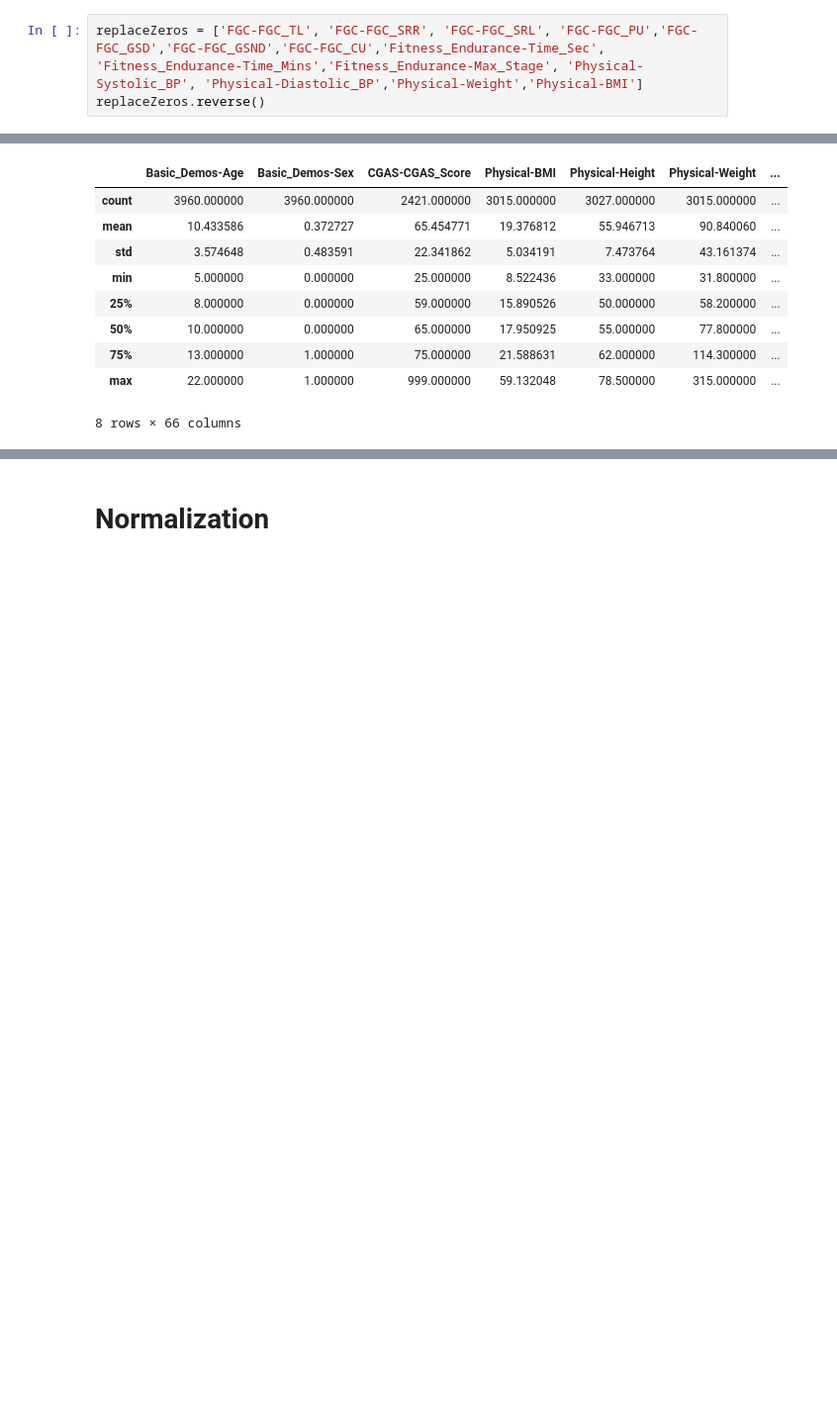
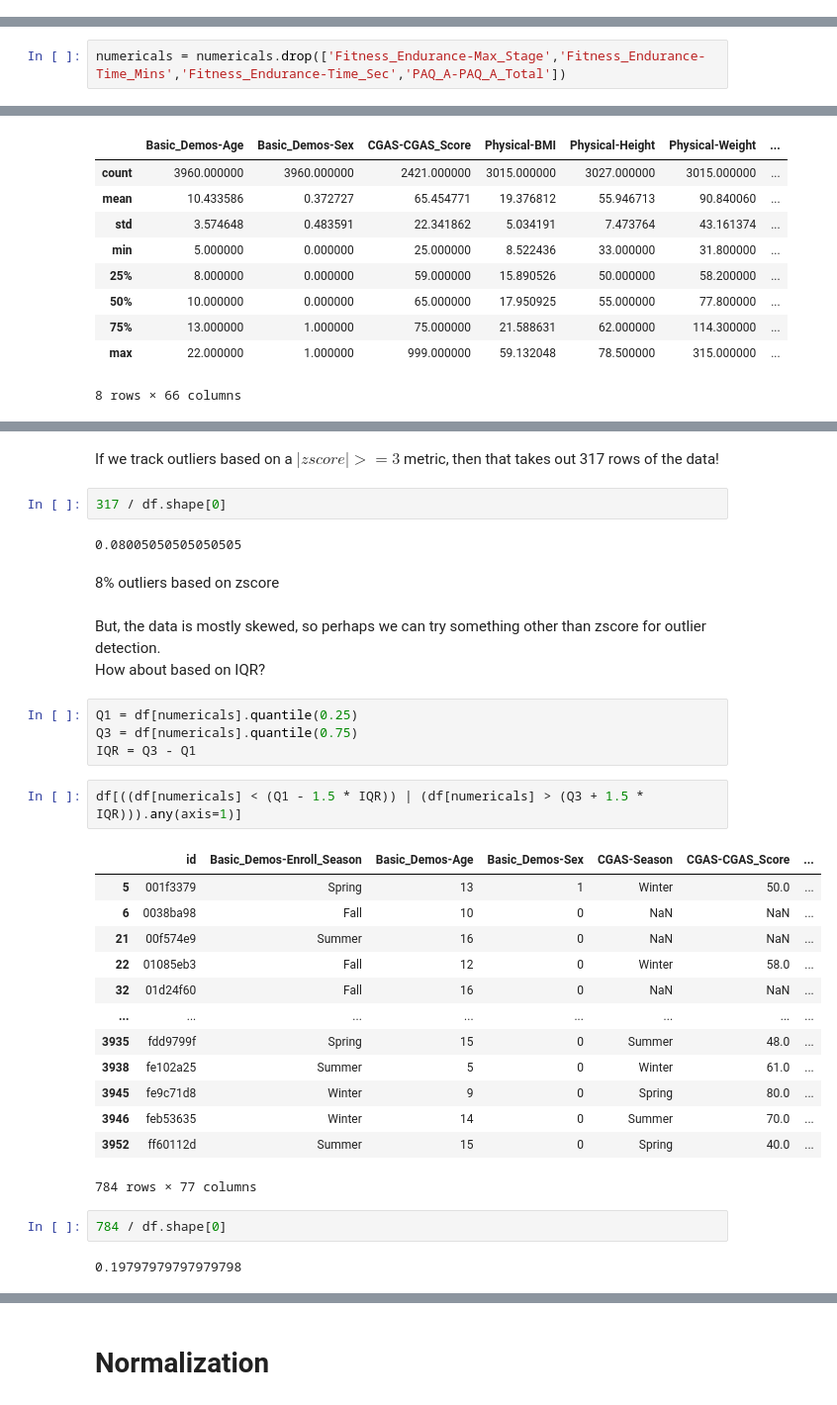
Before and after one commit to k3liang/Problematic-Internet-Use-Predictor, a Jupyter notebook: DataPP.ipynb, the cells around one changed output, grey strips where cells are left out. Shown: that part at 99% size. Cells and saved outputs as stored; diff of their text form; blank space fills up the shorter version.

```diff
--- a/DataPP.ipynb
+++ b/DataPP.ipynb
@@ -243,6 +218,3 @@ df_desc[df_desc['Field'].isin(df.describe().loc['min'][df.describe().loc['min']
 A value of 0 is impossible for BMI, weight, blood pressure, or any fitness test that counts reps.
 
 We should replace these 0 values with `NaN`.
-# %%
-replaceZeros = ['FGC-FGC_TL', 'FGC-FGC_SRR', 'FGC-FGC_SRL', 'FGC-FGC_PU','FGC-FGC_GSD','FGC-FGC_GSND','FGC-FGC_CU','Fitness_Endurance-Time_Sec', 'Fitness_Endurance-Time_Mins','Fitness_Endurance-Max_Stage', 'Physical-Systolic_BP', 'Physical-Diastolic_BP','Physical-Weight','Physical-BMI']
-replaceZeros.reverse()
@@ -349,3 +300,5 @@ df.isnull().sum().sum() / (df.shape[0] * df.shape[1])
 # %% [markdown]
 756 rows of the data have more than 80% of the attributes missing! Consider removing those rows.
 On the other hand, we also have time series data as well for some of the rows, so we can wait and see later on if we really need to remove the rows that have a lot of missing values.
+# %%
+numericals = numericals.drop(['Fitness_Endurance-Max_Stage','Fitness_Endurance-Time_Mins','Fitness_Endurance-Time_Sec','PAQ_A-PAQ_A_Total'])
@@ -667,0 +340,35 @@ df_impute_random
+# %% [markdown]
+If we track outliers based on a $|zscore| >= 3$ metric, then that takes out 317 rows of the data!
+# %%
+317 / df.shape[0]
+# %% [output]
+0.08005050505050505
+# %% [markdown]
+8% outliers based on zscore
+# %% [markdown]
+But, the data is mostly skewed, so perhaps we can try something other than zscore for outlier detection.
+How about based on IQR?
+# %%
+Q1 = df[numericals].quantile(0.25)
+Q3 = df[numericals].quantile(0.75)
+IQR = Q3 - Q1
+# %%
+df[((df[numericals] < (Q1 - 1.5 * IQR)) | (df[numericals] > (Q3 + 1.5 * IQR))).any(axis=1)]
+# %% [output]
+|  | id | Basic_Demos-Enroll_Season | Basic_Demos-Age | Basic_Demos-Sex | CGAS-Season | CGAS-CGAS_Score | ... |
+| 5 | 001f3379 | Spring | 13 | 1 | Winter | 50.0 | ... |
+| 6 | 0038ba98 | Fall | 10 | 0 | NaN | NaN | ... |
+| 21 | 00f574e9 | Summer | 16 | 0 | NaN | NaN | ... |
+| 22 | 01085eb3 | Fall | 12 | 0 | Winter | 58.0 | ... |
+| 32 | 01d24f60 | Fall | 16 | 0 | NaN | NaN | ... |
+| ... | ... | ... | ... | ... | ... | ... | ... |
+| 3935 | fdd9799f | Spring | 15 | 0 | Summer | 48.0 | ... |
+| 3938 | fe102a25 | Summer | 5 | 0 | Winter | 61.0 | ... |
+| 3945 | fe9c71d8 | Winter | 9 | 0 | Spring | 80.0 | ... |
+| 3946 | feb53635 | Winter | 14 | 0 | Summer | 70.0 | ... |
+| 3952 | ff60112d | Summer | 15 | 0 | Spring | 40.0 | ... |
+784 rows × 77 columns
+# %%
+784 / df.shape[0]
+# %% [output]
+0.19797979797979798
```
Also changed, not shown: parts of 81 cells of this notebook.
